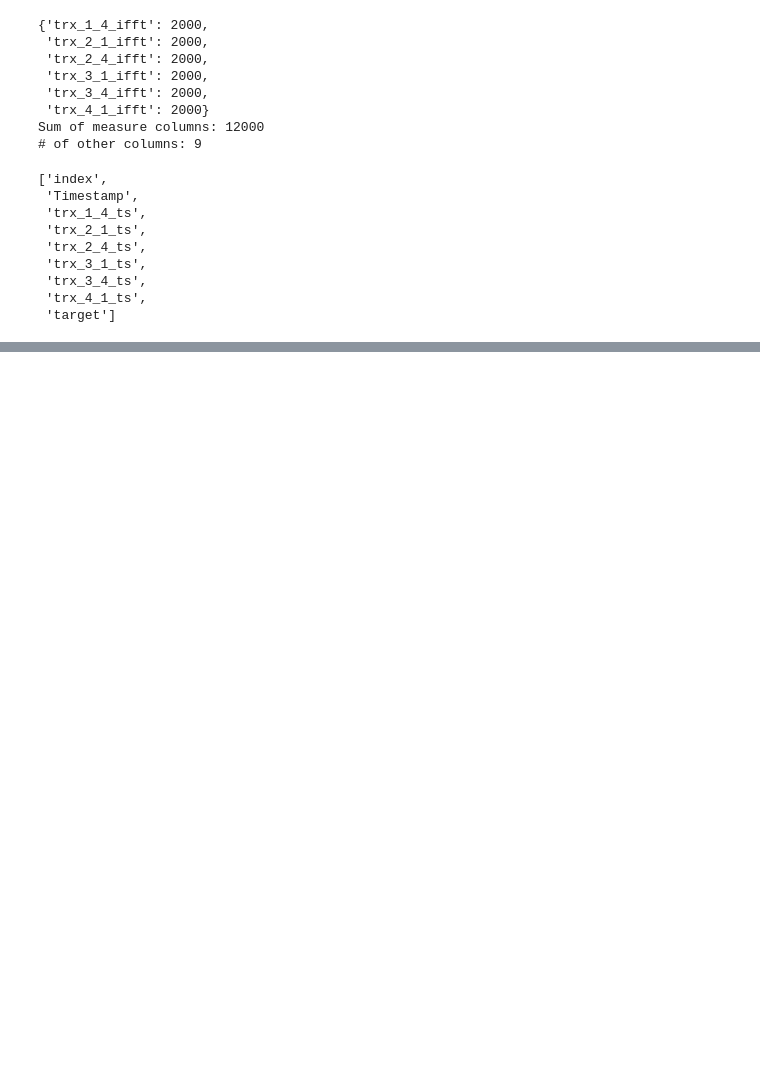
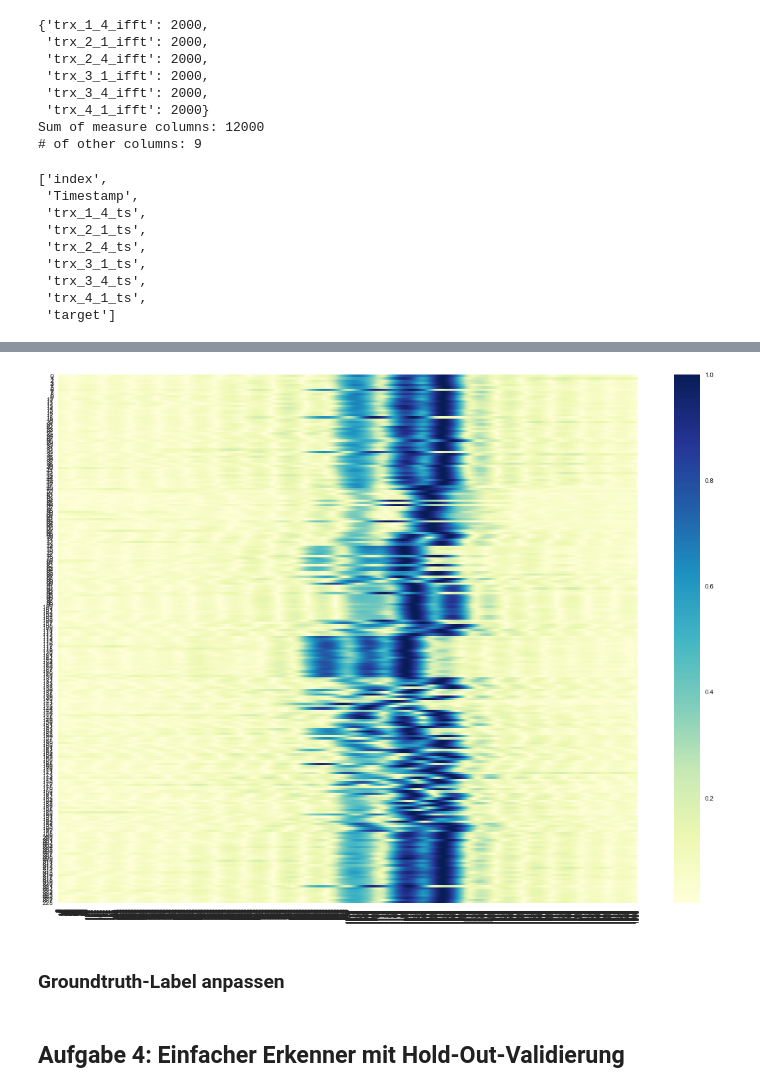
Before and after one commit to hhain/sdap17, a Jupyter notebook: notebooks/henrik_ueb02/Mustererkennung_in_Funkmessdaten.ipynb, the cells around one changed output, grey strips where cells are left out. Drawn from its saved outputs; the diff is of its cells as text; code cells hidden in the pictures; blank space fills up the shorter version.

```diff
--- a/notebooks/henrik_ueb02/Mustererkennung_in_Funkmessdaten.ipynb
+++ b/notebooks/henrik_ueb02/Mustererkennung_in_Funkmessdaten.ipynb
@@ -126,0 +157,7 @@ Sum of measure columns: 12000
+# %%
+plt.figure(figsize=(20, 15))
+ax = sns.heatmap(df2.loc[:,'trx_2_4_ifft_0':'trx_2_4_ifft_1999'].values, cmap='YlGnBu')
+# %% [output]
+[figure, added]
+# %% [markdown]
+### Groundtruth-Label anpassen
@@ -126,0 +195,2 @@ Sum of measure columns: 12000
+# %% [markdown]
+## Aufgabe 4: Einfacher Erkenner mit Hold-Out-Validierung
```
Also changed, not shown: parts of 12 cells of this notebook, 6 other files.
